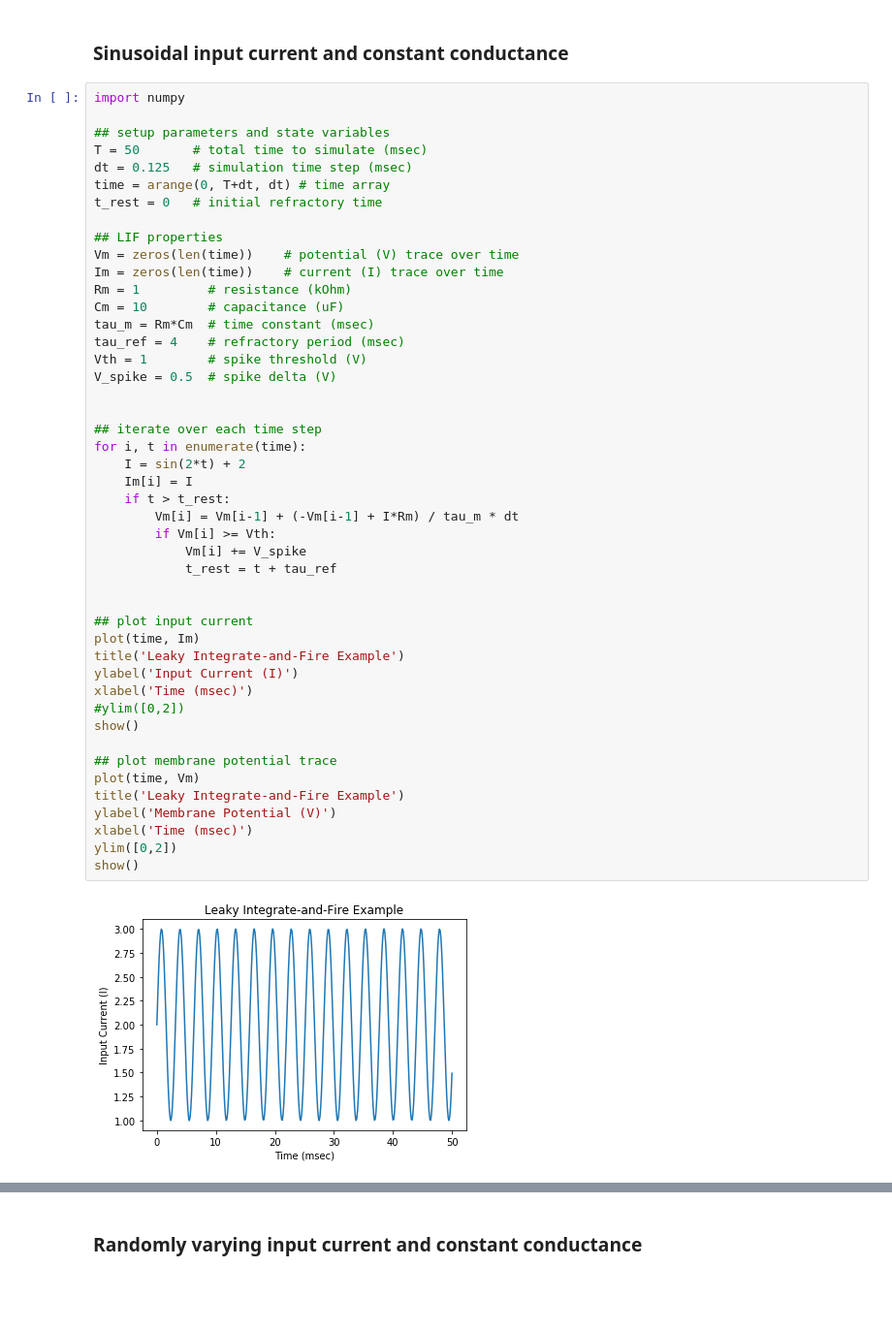
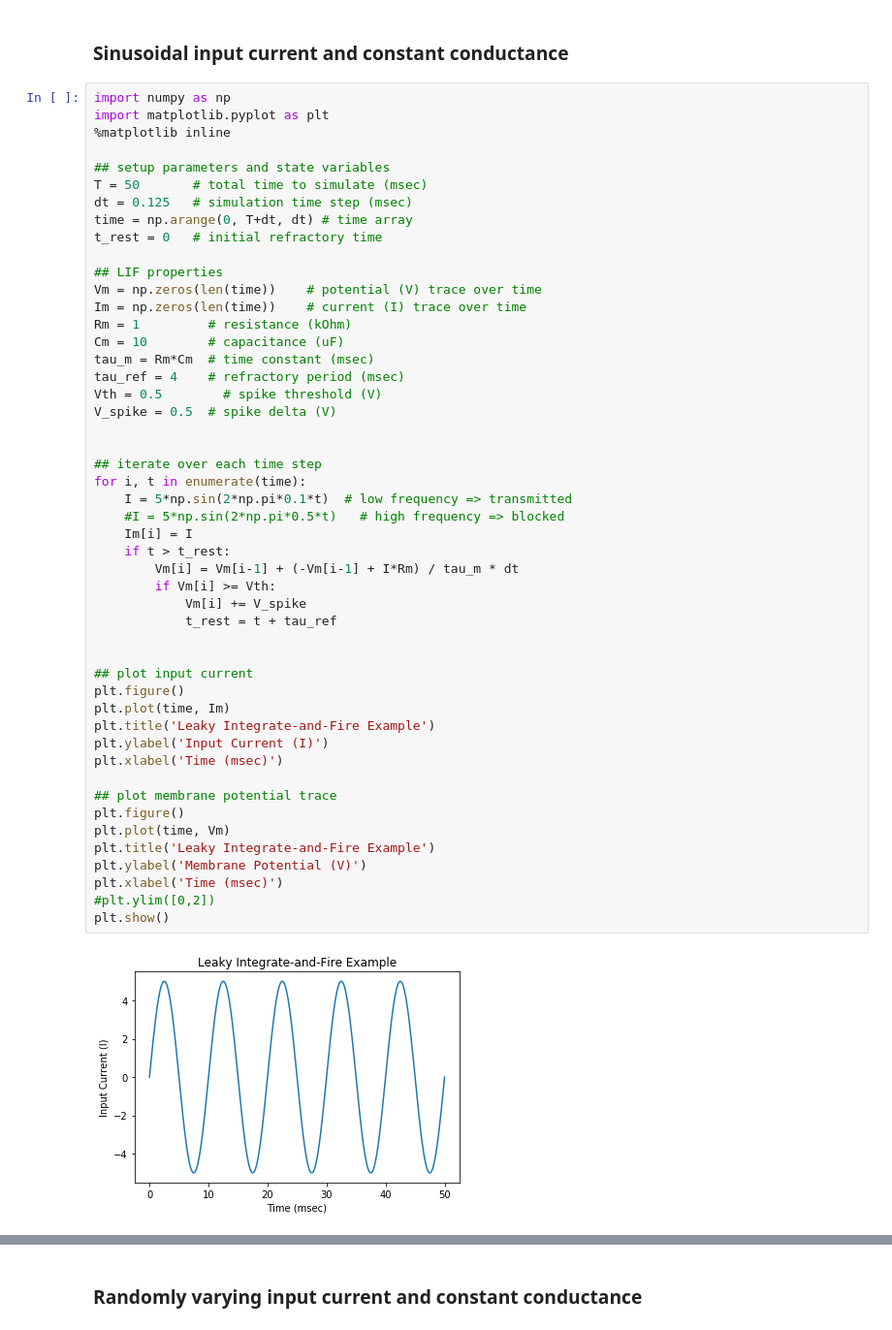
Before and after one commit to s72sue/tutorials, a Jupyter notebook: 9.49 tutorial.ipynb, the cells around one changed output, grey strips where cells are left out. Shown: that part at 97% size. Cells and saved outputs as stored; diff of their text form; blank space fills up the shorter version.

```diff
--- a/9.49 tutorial.ipynb
+++ b/9.49 tutorial.ipynb
@@ -47,50 +47,53 @@ show()
 # %% [markdown]
 ### Sinusoidal input current and constant conductance
 # %%
-import numpy
+import numpy as np
+import matplotlib.pyplot as plt
+%matplotlib inline
 
 ## setup parameters and state variables
 T = 50       # total time to simulate (msec)
 dt = 0.125   # simulation time step (msec)
-time = arange(0, T+dt, dt) # time array
+time = np.arange(0, T+dt, dt) # time array
 t_rest = 0   # initial refractory time
 
 ## LIF properties
-Vm = zeros(len(time))    # potential (V) trace over time
-Im = zeros(len(time))    # current (I) trace over time
+Vm = np.zeros(len(time))    # potential (V) trace over time
+Im = np.zeros(len(time))    # current (I) trace over time
 Rm = 1         # resistance (kOhm)
 Cm = 10        # capacitance (uF)
 tau_m = Rm*Cm  # time constant (msec)
 tau_ref = 4    # refractory period (msec)
-Vth = 1        # spike threshold (V)
+Vth = 0.5        # spike threshold (V)
 V_spike = 0.5  # spike delta (V)
 
 
 ## iterate over each time step
 for i, t in enumerate(time):
-    I = sin(2*t) + 2
+    I = 5*np.sin(2*np.pi*0.1*t)  # low frequency => transmitted
+    #I = 5*np.sin(2*np.pi*0.5*t)   # high frequency => blocked
     Im[i] = I
     if t > t_rest:
         Vm[i] = Vm[i-1] + (-Vm[i-1] + I*Rm) / tau_m * dt
         if Vm[i] >= Vth:
             Vm[i] += V_spike
             t_rest = t + tau_ref
 
 
 ## plot input current
-plot(time, Im)
-title('Leaky Integrate-and-Fire Example')
-ylabel('Input Current (I)')
-xlabel('Time (msec)')
-#ylim([0,2])
-show()
+plt.figure()
+plt.plot(time, Im)
+plt.title('Leaky Integrate-and-Fire Example')
+plt.ylabel('Input Current (I)')
+plt.xlabel('Time (msec)')
 
 ## plot membrane potential trace
-plot(time, Vm)
-title('Leaky Integrate-and-Fire Example')
-ylabel('Membrane Potential (V)')
-xlabel('Time (msec)')
-ylim([0,2])
-show()
+plt.figure()
+plt.plot(time, Vm)
+plt.title('Leaky Integrate-and-Fire Example')
+plt.ylabel('Membrane Potential (V)')
+plt.xlabel('Time (msec)')
+#plt.ylim([0,2])
+plt.show()
 # %% [output]
-[figure, old version]
+[figure, new version]
```
Also changed, not shown: parts of 4 cells of this notebook.
